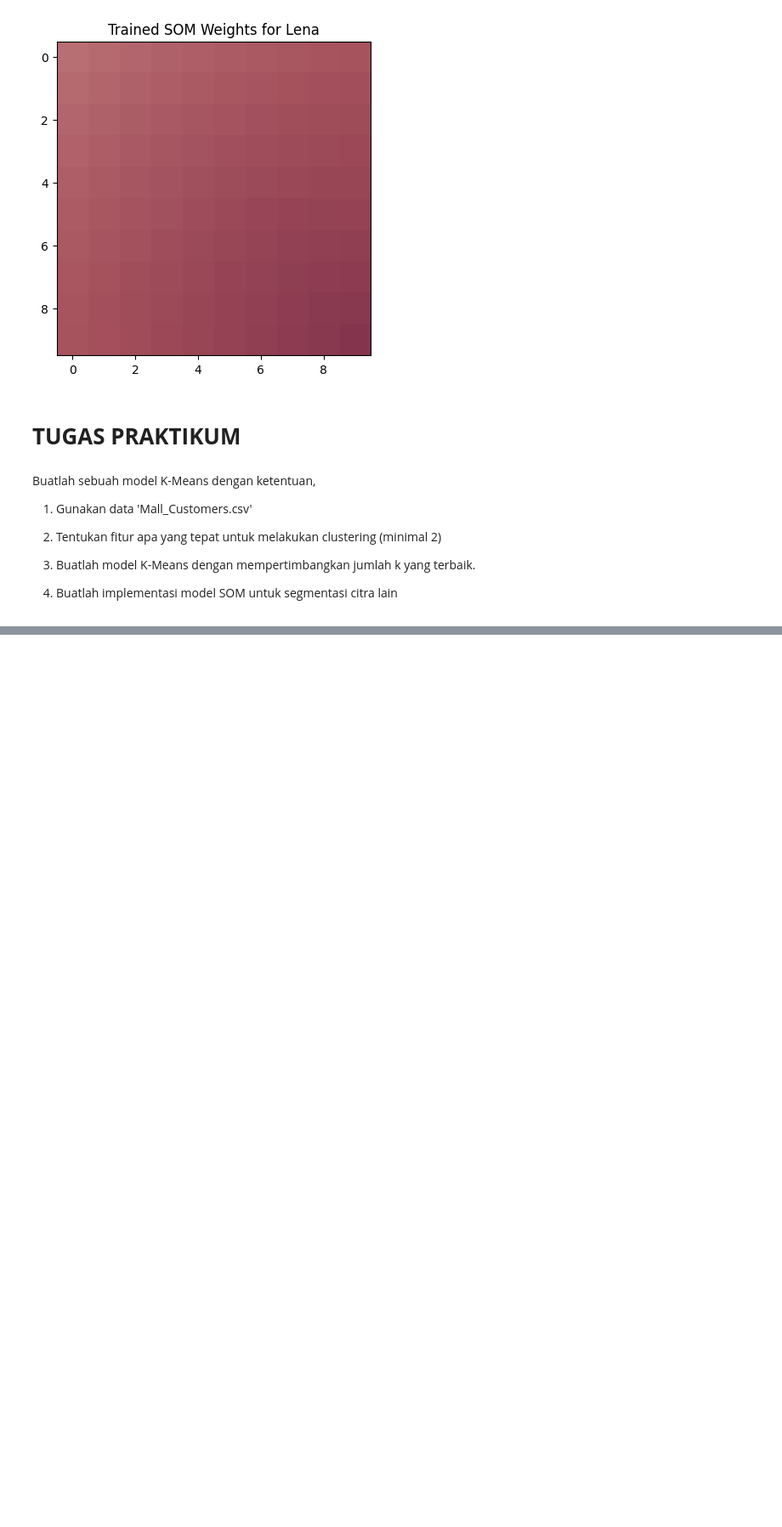
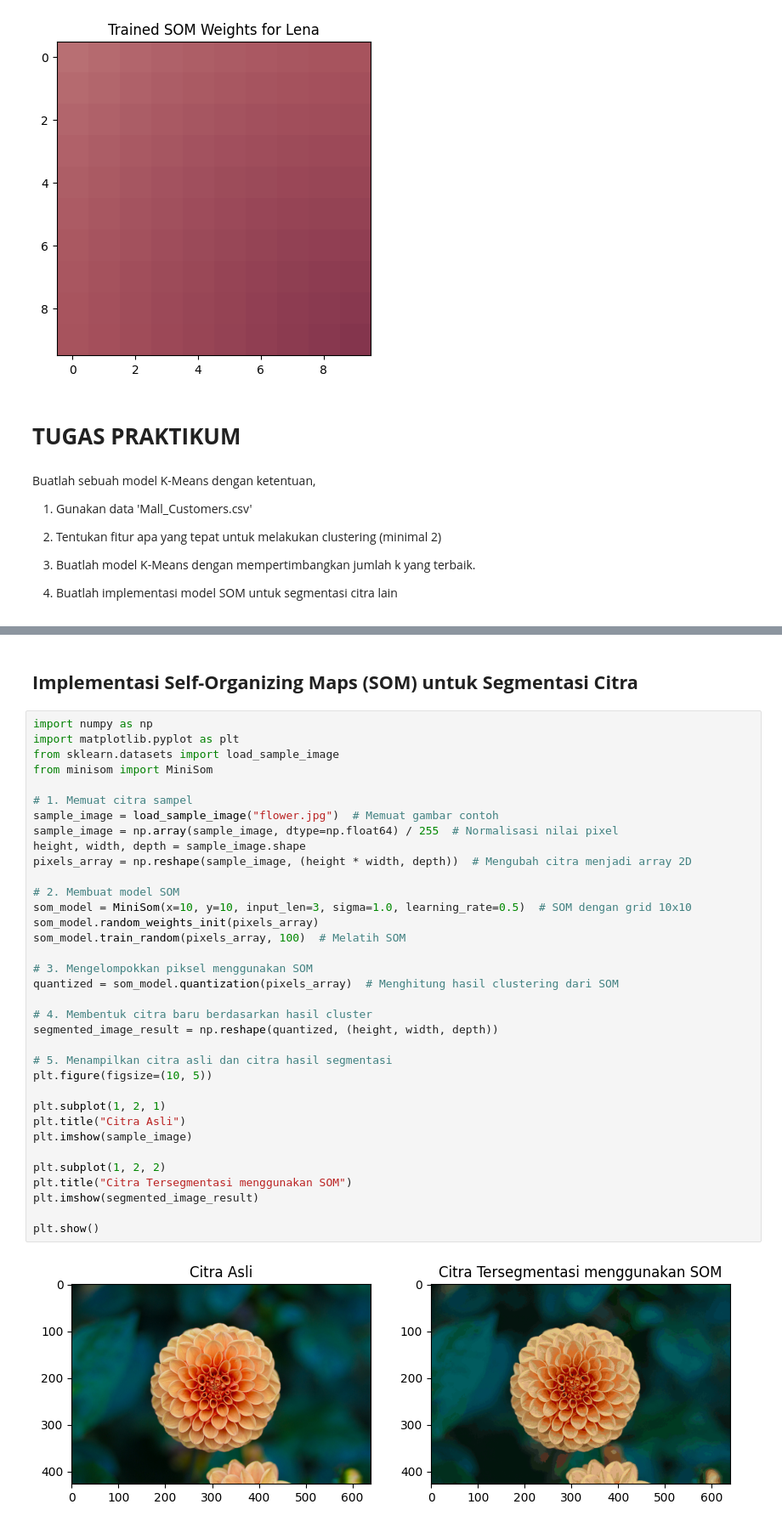
Before and after one commit to YayunEldina/PEMB_MESIN_Ganjil_2024, a Jupyter notebook: Jobsheet_7_ Clustering.ipynb, the cells around one changed output, grey strips where cells are left out. Shown at 85% size. Saved outputs shown, nothing was run; the diff lists cells and outputs as text; blank space fills up the shorter version.

```diff
--- a/Jobsheet_7_ Clustering.ipynb
+++ b/Jobsheet_7_ Clustering.ipynb
@@ -488,0 +565,39 @@ Buatlah sebuah model K-Means dengan ketentuan,
+# %% [markdown]
+## **Implementasi Self-Organizing Maps (SOM) untuk Segmentasi Citra**
+# %%
+import numpy as np
+import matplotlib.pyplot as plt
+from sklearn.datasets import load_sample_image
+from minisom import MiniSom
+
+# 1. Memuat citra sampel
+sample_image = load_sample_image("flower.jpg")  # Memuat gambar contoh
+sample_image = np.array(sample_image, dtype=np.float64) / 255  # Normalisasi nilai pixel
+height, width, depth = sample_image.shape
+pixels_array = np.reshape(sample_image, (height * width, depth))  # Mengubah citra menjadi array 2D
+
+# 2. Membuat model SOM
+som_model = MiniSom(x=10, y=10, input_len=3, sigma=1.0, learning_rate=0.5)  # SOM dengan grid 10x10
+som_model.random_weights_init(pixels_array)
+som_model.train_random(pixels_array, 100)  # Melatih SOM
+
+# 3. Mengelompokkan piksel menggunakan SOM
+quantized = som_model.quantization(pixels_array)  # Menghitung hasil clustering dari SOM
+
+# 4. Membentuk citra baru berdasarkan hasil cluster
+segmented_image_result = np.reshape(quantized, (height, width, depth))
+
+# 5. Menampilkan citra asli dan citra hasil segmentasi
+plt.figure(figsize=(10, 5))
+
+plt.subplot(1, 2, 1)
+plt.title("Citra Asli")
+plt.imshow(sample_image)
+
+plt.subplot(1, 2, 2)
+plt.title("Citra Tersegmentasi menggunakan SOM")
+plt.imshow(segmented_image_result)
+
+plt.show()
+# %% [output]
+[figure, added]
```
Also changed, not shown: parts of 15 cells of this notebook.
